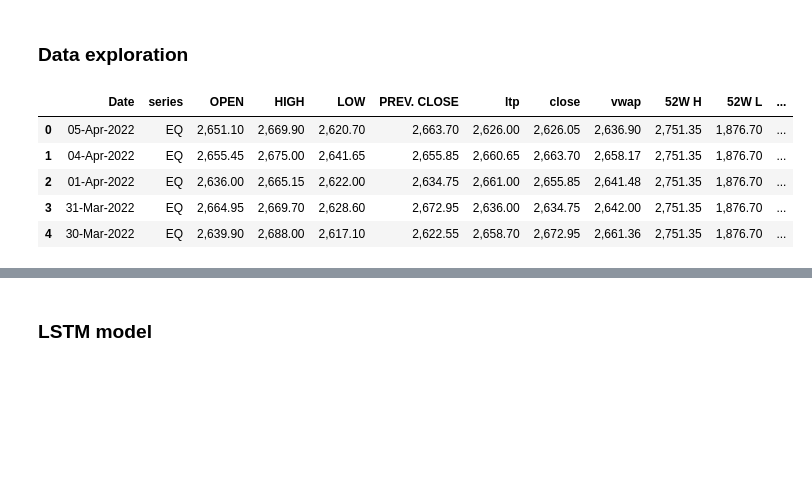
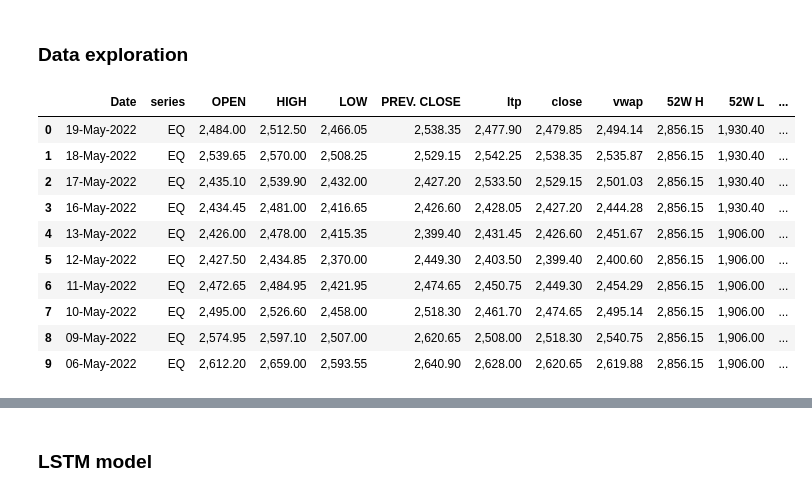
Before and after one commit to ilan-1/stock_prediction, a Jupyter notebook: explo.ipynb, the cells around one changed output, grey strips where cells are left out. Cells and saved outputs as stored; diff of their text form; code cells hidden in the pictures; blank space fills up the shorter version.

```diff
--- a/explo.ipynb
+++ b/explo.ipynb
@@ -8,14 +8,19 @@ import seaborn as sns
 # %%
 KOTAK = pd.read_csv("Database/reliance.csv")
 # %%
-KOTAK.head()
+KOTAK.head(10)
 # %% [output]
 |  | Date | series | OPEN | HIGH | LOW | PREV. CLOSE | ltp | close | vwap | 52W H | 52W L | ... |
-| 0 | 05-Apr-2022 | EQ | 2,651.10 | 2,669.90 | 2,620.70 | 2,663.70 | 2,626.00 | 2,626.05 | 2,636.90 | 2,751.35 | 1,876.70 | ... |
-| 1 | 04-Apr-2022 | EQ | 2,655.45 | 2,675.00 | 2,641.65 | 2,655.85 | 2,660.65 | 2,663.70 | 2,658.17 | 2,751.35 | 1,876.70 | ... |
-| 2 | 01-Apr-2022 | EQ | 2,636.00 | 2,665.15 | 2,622.00 | 2,634.75 | 2,661.00 | 2,655.85 | 2,641.48 | 2,751.35 | 1,876.70 | ... |
-| 3 | 31-Mar-2022 | EQ | 2,664.95 | 2,669.70 | 2,628.60 | 2,672.95 | 2,636.00 | 2,634.75 | 2,642.00 | 2,751.35 | 1,876.70 | ... |
-| 4 | 30-Mar-2022 | EQ | 2,639.90 | 2,688.00 | 2,617.10 | 2,622.55 | 2,658.70 | 2,672.95 | 2,661.36 | 2,751.35 | 1,876.70 | ... |
+| 0 | 19-May-2022 | EQ | 2,484.00 | 2,512.50 | 2,466.05 | 2,538.35 | 2,477.90 | 2,479.85 | 2,494.14 | 2,856.15 | 1,930.40 | ... |
+| 1 | 18-May-2022 | EQ | 2,539.65 | 2,570.00 | 2,508.25 | 2,529.15 | 2,542.25 | 2,538.35 | 2,535.87 | 2,856.15 | 1,930.40 | ... |
+| 2 | 17-May-2022 | EQ | 2,435.10 | 2,539.90 | 2,432.00 | 2,427.20 | 2,533.50 | 2,529.15 | 2,501.03 | 2,856.15 | 1,930.40 | ... |
+| 3 | 16-May-2022 | EQ | 2,434.45 | 2,481.00 | 2,416.65 | 2,426.60 | 2,428.05 | 2,427.20 | 2,444.28 | 2,856.15 | 1,930.40 | ... |
+| 4 | 13-May-2022 | EQ | 2,426.00 | 2,478.00 | 2,415.35 | 2,399.40 | 2,431.45 | 2,426.60 | 2,451.67 | 2,856.15 | 1,906.00 | ... |
+| 5 | 12-May-2022 | EQ | 2,427.50 | 2,434.85 | 2,370.00 | 2,449.30 | 2,403.50 | 2,399.40 | 2,400.60 | 2,856.15 | 1,906.00 | ... |
+| 6 | 11-May-2022 | EQ | 2,472.65 | 2,484.95 | 2,421.95 | 2,474.65 | 2,450.75 | 2,449.30 | 2,454.29 | 2,856.15 | 1,906.00 | ... |
+| 7 | 10-May-2022 | EQ | 2,495.00 | 2,526.60 | 2,458.00 | 2,518.30 | 2,461.70 | 2,474.65 | 2,495.14 | 2,856.15 | 1,906.00 | ... |
+| 8 | 09-May-2022 | EQ | 2,574.95 | 2,597.10 | 2,507.00 | 2,620.65 | 2,508.00 | 2,518.30 | 2,540.75 | 2,856.15 | 1,906.00 | ... |
+| 9 | 06-May-2022 | EQ | 2,612.20 | 2,659.00 | 2,593.55 | 2,640.90 | 2,628.00 | 2,620.65 | 2,619.88 | 2,856.15 | 1,906.00 | ... |
 # %%
 KOTAK.info()
 # %% [output]
```
Also changed, not shown: parts of 32 cells of this notebook.
